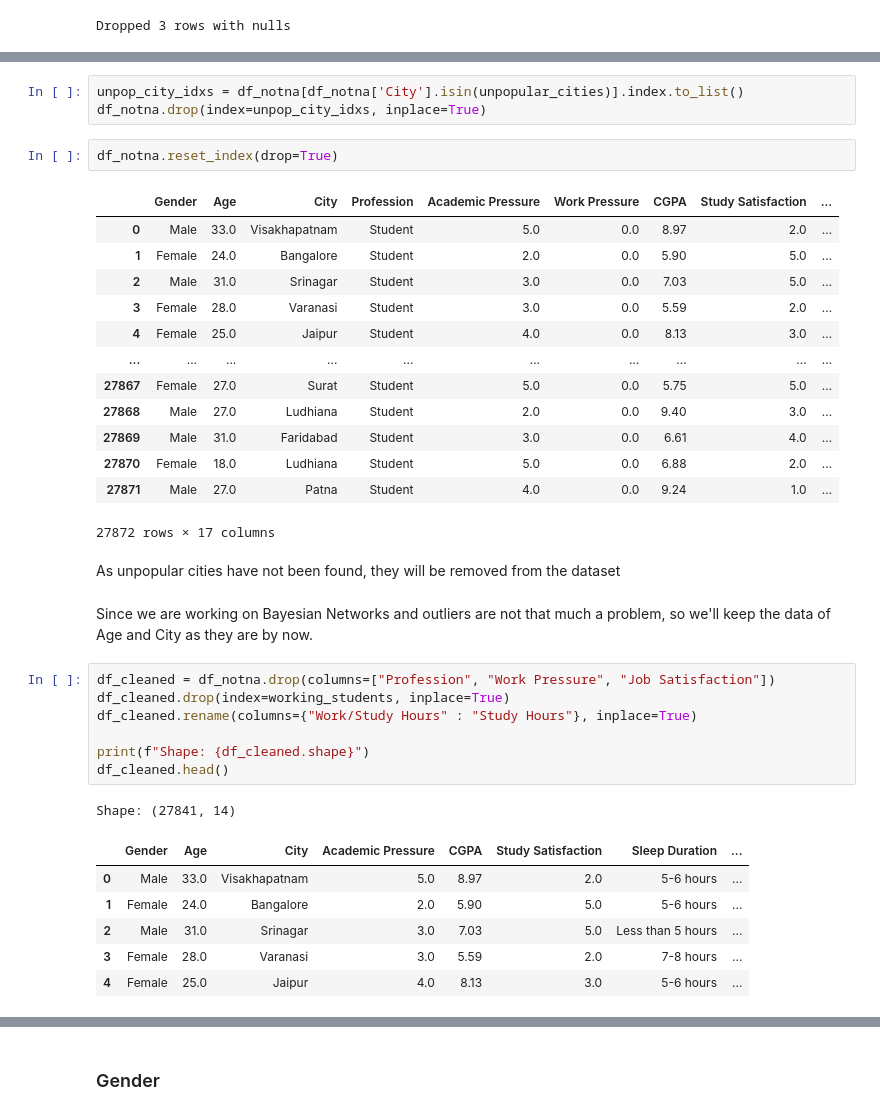
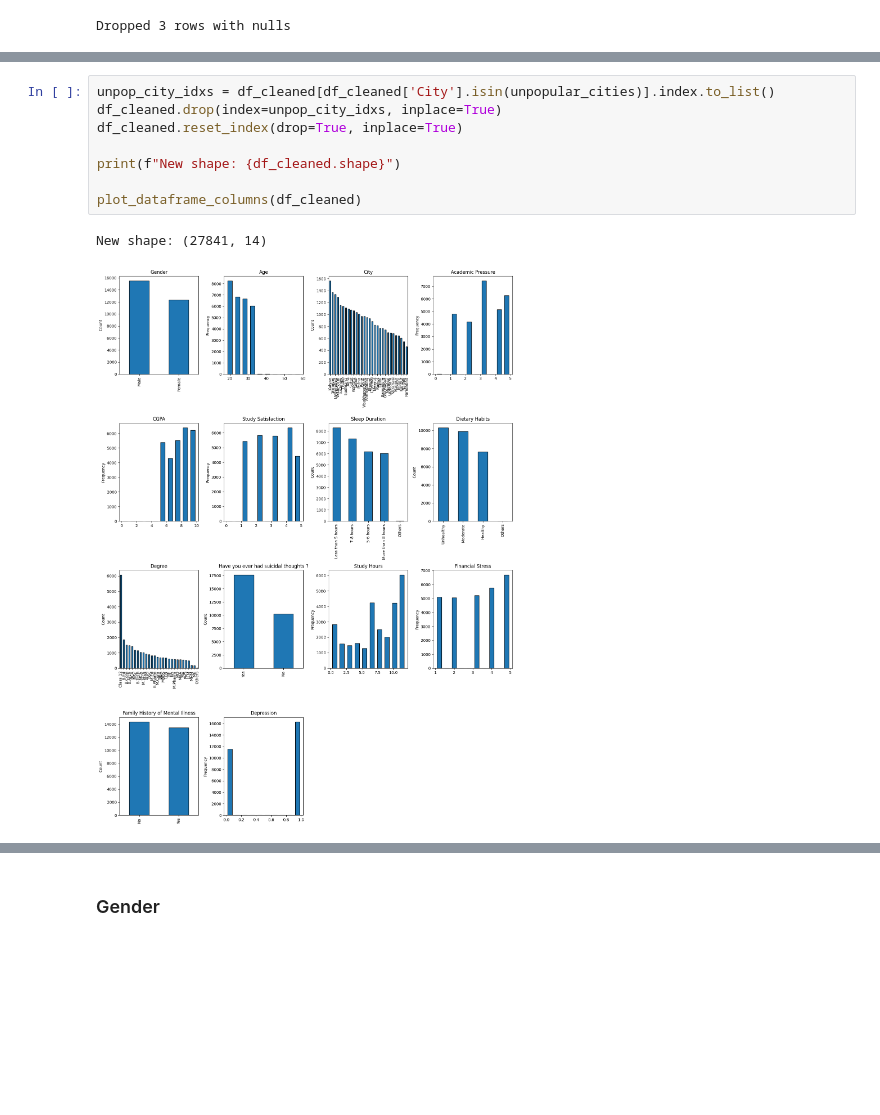
Before and after one commit to Shardyne/faikr3-project, a Jupyter notebook: Gio/data_preparation_gio.ipynb, the cells around one changed output, grey strips where cells are left out. Cells and saved outputs as stored; diff of their text form; blank space fills up the shorter version.

```diff
--- a/Gio/data_preparation_gio.ipynb
+++ b/Gio/data_preparation_gio.ipynb
@@ -114,38 +106,11 @@ There are 49 students over 34 y/o (which are 0.1756%)
 # %%
-unpop_city_idxs = df_notna[df_notna['City'].isin(unpopular_cities)].index.to_list()
-df_notna.drop(index=unpop_city_idxs, inplace=True)
+unpop_city_idxs = df_cleaned[df_cleaned['City'].isin(unpopular_cities)].index.to_list()
+df_cleaned.drop(index=unpop_city_idxs, inplace=True)
+df_cleaned.reset_index(drop=True, inplace=True)
+
+print(f"New shape: {df_cleaned.shape}")
+
+plot_dataframe_columns(df_cleaned)
+# %% [output]
+New shape: (27841, 14)
+[figure, added]
-# %%
-df_notna.reset_index(drop=True)
-# %% [output]
-|  | Gender | Age | City | Profession | Academic Pressure | Work Pressure | CGPA | Study Satisfaction | ... |
-| 0 | Male | 33.0 | Visakhapatnam | Student | 5.0 | 0.0 | 8.97 | 2.0 | ... |
-| 1 | Female | 24.0 | Bangalore | Student | 2.0 | 0.0 | 5.90 | 5.0 | ... |
-| 2 | Male | 31.0 | Srinagar | Student | 3.0 | 0.0 | 7.03 | 5.0 | ... |
-| 3 | Female | 28.0 | Varanasi | Student | 3.0 | 0.0 | 5.59 | 2.0 | ... |
-| 4 | Female | 25.0 | Jaipur | Student | 4.0 | 0.0 | 8.13 | 3.0 | ... |
-| ... | ... | ... | ... | ... | ... | ... | ... | ... | ... |
-| 27867 | Female | 27.0 | Surat | Student | 5.0 | 0.0 | 5.75 | 5.0 | ... |
-| 27868 | Male | 27.0 | Ludhiana | Student | 2.0 | 0.0 | 9.40 | 3.0 | ... |
-| 27869 | Male | 31.0 | Faridabad | Student | 3.0 | 0.0 | 6.61 | 4.0 | ... |
-| 27870 | Female | 18.0 | Ludhiana | Student | 5.0 | 0.0 | 6.88 | 2.0 | ... |
-| 27871 | Male | 27.0 | Patna | Student | 4.0 | 0.0 | 9.24 | 1.0 | ... |
-27872 rows × 17 columns
-# %% [markdown]
-As unpopular cities have not been found, they will be removed from the dataset
-# %% [markdown]
-Since we are working on Bayesian Networks and outliers are not that much a problem, so we'll keep the data of Age and City as they are by now.
-# %%
-df_cleaned = df_notna.drop(columns=["Profession", "Work Pressure", "Job Satisfaction"])
-df_cleaned.drop(index=working_students, inplace=True)
-df_cleaned.rename(columns={"Work/Study Hours" : "Study Hours"}, inplace=True)
-
-print(f"Shape: {df_cleaned.shape}")
-df_cleaned.head()
-# %% [output]
-Shape: (27841, 14)
-|  | Gender | Age | City | Academic Pressure | CGPA | Study Satisfaction | Sleep Duration | ... |
-| 0 | Male | 33.0 | Visakhapatnam | 5.0 | 8.97 | 2.0 | 5-6 hours | ... |
-| 1 | Female | 24.0 | Bangalore | 2.0 | 5.90 | 5.0 | 5-6 hours | ... |
-| 2 | Male | 31.0 | Srinagar | 3.0 | 7.03 | 5.0 | Less than 5 hours | ... |
-| 3 | Female | 28.0 | Varanasi | 3.0 | 5.59 | 2.0 | 7-8 hours | ... |
-| 4 | Female | 25.0 | Jaipur | 4.0 | 8.13 | 3.0 | 5-6 hours | ... |
```
Also changed, not shown: parts of 51 cells of this notebook, 3 other files.
